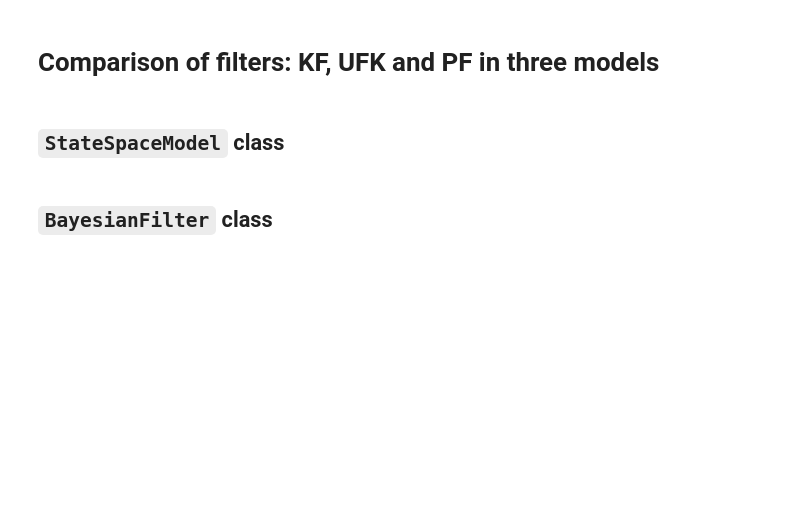
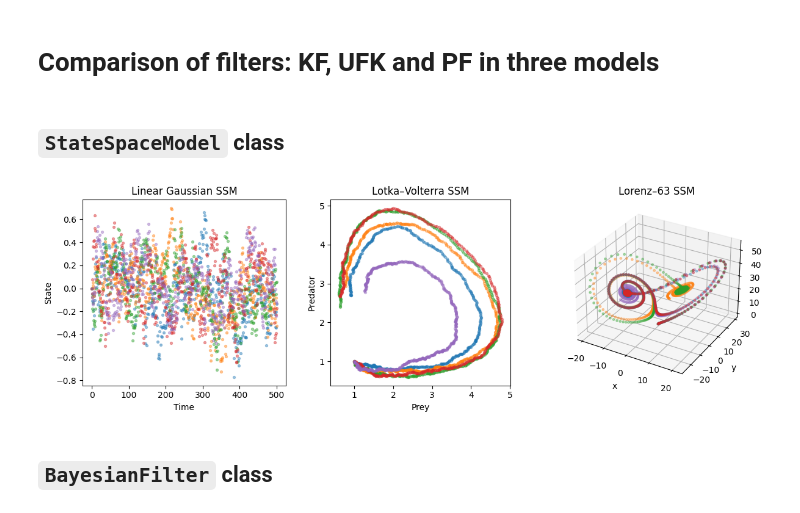
Before and after one commit to cnosa/BayesianSequentialLearning, a Jupyter notebook: Code/Modules/Examples/comparison_filters.ipynb, the cells around one changed output. Saved outputs shown, nothing was run; the diff lists cells and outputs as text; code cells hidden in the pictures; blank space fills up the shorter version.

```diff
--- a/Code/Modules/Examples/comparison_filters.ipynb
+++ b/Code/Modules/Examples/comparison_filters.ipynb
@@ -268,6 +268,97 @@ class Lorenz63SSM(StateSpaceModel):
     # ---------- Prior ----------
     def prior(self):
         return self.m0.copy(), self.P0.copy()
+# %%
+import numpy as np
+import matplotlib.pyplot as plt
+from mpl_toolkits.mplot3d import Axes3D  # noqa: F401
+
+# -----------------------------
+# Parameters
+# -----------------------------
+T = 500
+n_realizations = 5
+np.random.seed(123)
+
+# -----------------------------
+# Models
+# -----------------------------
+lgssm = LinearGaussianSSM(
+    m0=np.array([0.0]),
+    P0=np.array([[0.1]]),
+    A=np.array([[0.9]]),
+    H=np.array([[0.1]]),
+    Sigma=0.01 * np.eye(1),
+    Gamma=0.5 * np.eye(1),
+)
+
+lvssm = LotkaVolterraSSM()
+lorenzssm = Lorenz63SSM()
+
+# -----------------------------
+# Figure
+# -----------------------------
+fig = plt.figure(figsize=(12, 4))
+
+ax1 = fig.add_subplot(1, 3, 1)
+ax2 = fig.add_subplot(1, 3, 2)
+ax3 = fig.add_subplot(1, 3, 3, projection="3d")
+
+# -----------------------------
+# Linear Gaussian SSM (scatter in time)
+# -----------------------------
+for _ in range(n_realizations):
+    X, _ = lgssm.simulate(T)
+    ax1.scatter(
+        np.arange(T + 1),
+        X[:, 0],
+        s=8,
+        alpha=0.4
+    )
+
+ax1.set_title("Linear Gaussian SSM")
+ax1.set_xlabel("Time")
+ax1.set_ylabel("State")
+
+# -----------------------------
+# Lotka–Volterra (2D phase space)
+# -----------------------------
+for _ in range(n_realizations):
+    X, _ = lvssm.simulate(T)
+    ax2.scatter(
+        X[:, 0],
+        X[:, 1],
+        s=8,
+        alpha=0.4
+    )
+
+ax2.set_title("Lotka–Volterra SSM")
+ax2.set_xlabel("Prey")
+ax2.set_ylabel("Predator")
+ax2.set_aspect("equal")
+
+# -----------------------------
+# Lorenz–63 (3D attractor)
+# -----------------------------
+for _ in range(n_realizations):
+    X, _ = lorenzssm.simulate(T)
+    ax3.scatter(
+        X[:, 0],
+        X[:, 1],
+        X[:, 2],
+        s=6,
+        alpha=0.35
+    )
+
+ax3.set_title("Lorenz–63 SSM")
+ax3.set_xlabel("x")
+ax3.set_ylabel("y")
+ax3.set_zlabel("z")
+
+plt.tight_layout()
+plt.show()
+# %% [output]
+[figure, added]
 # %% [markdown]
 ## `BayesianFilter` class
 # %%
```
Also changed, not shown: parts of 8 cells of this notebook.
